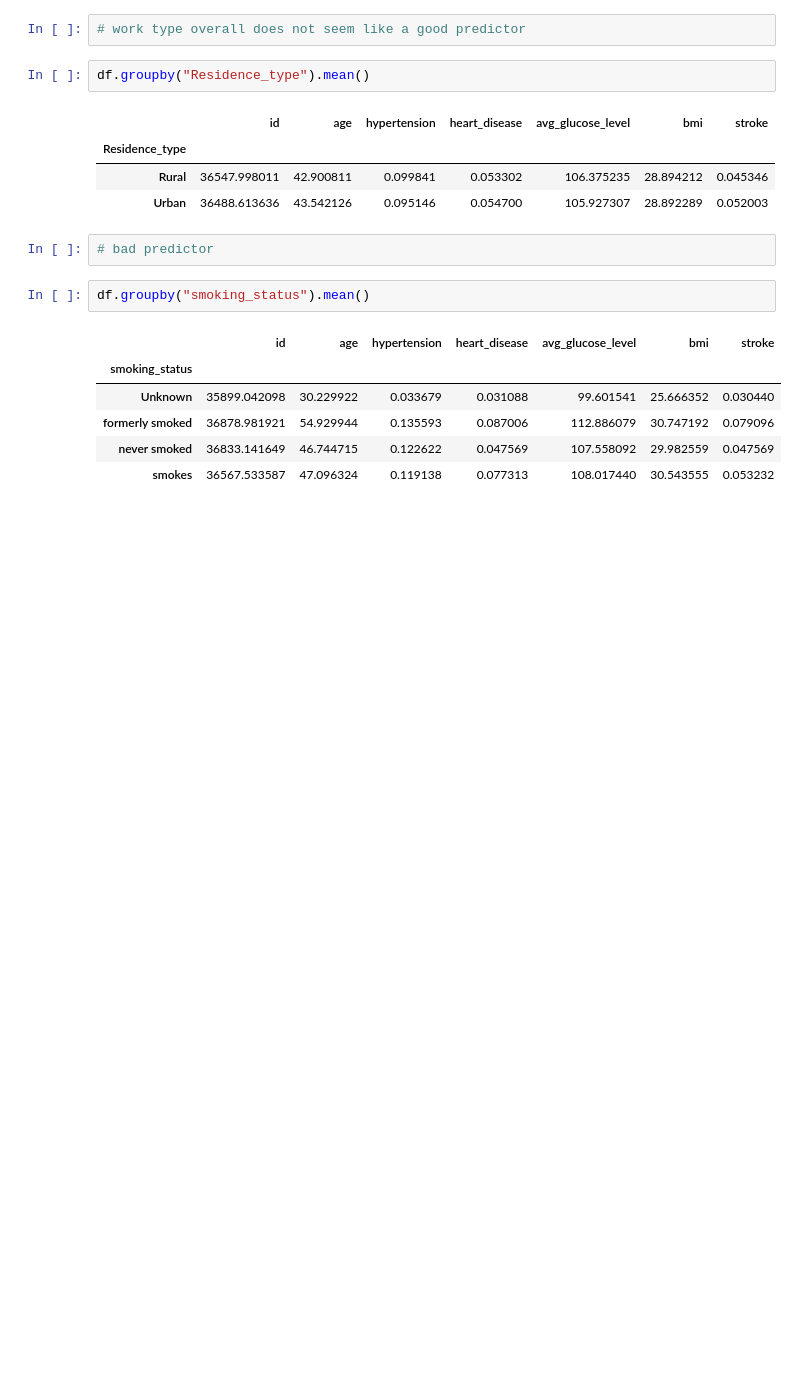
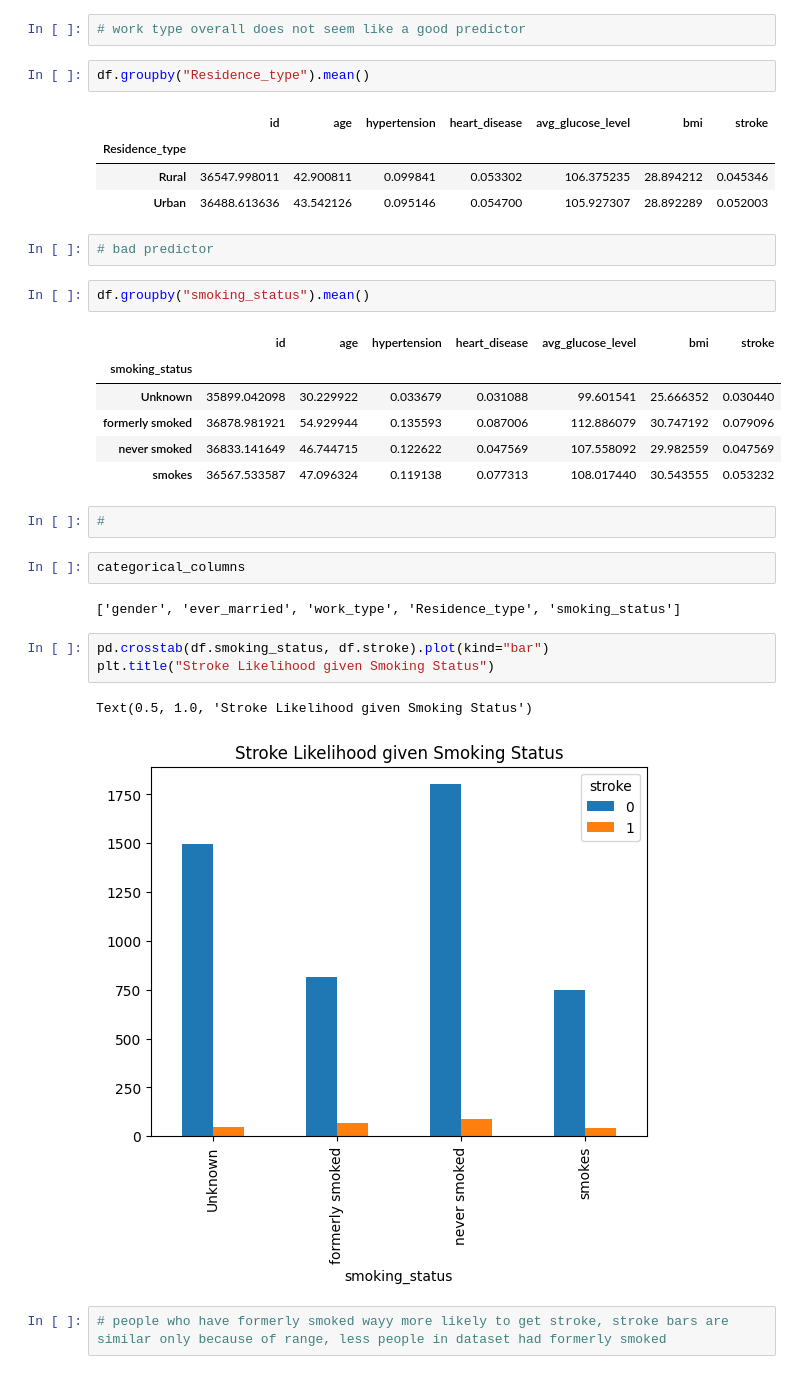
Before and after one commit to Karanpal-Sekhon/Stroke-Prediction, a Jupyter notebook: Stroke Prediction/stroke_prediction.ipynb, the cells around one changed output. Cells and saved outputs as stored; diff of their text form; blank space fills up the shorter version.

Commit message:
completed data visualization

```diff
--- a/Stroke Prediction/stroke_prediction.ipynb
+++ b/Stroke Prediction/stroke_prediction.ipynb
@@ -125,3 +123,17 @@ df.groupby("smoking_status").mean()
 | formerly smoked | 36878.981921 | 54.929944 | 0.135593 | 0.087006 | 112.886079 | 30.747192 | 0.079096 |
 | never smoked | 36833.141649 | 46.744715 | 0.122622 | 0.047569 | 107.558092 | 29.982559 | 0.047569 |
 | smokes | 36567.533587 | 47.096324 | 0.119138 | 0.077313 | 108.017440 | 30.543555 | 0.053232 |
+# %%
+#
+# %%
+categorical_columns
+# %% [output]
+['gender', 'ever_married', 'work_type', 'Residence_type', 'smoking_status']
+# %%
+pd.crosstab(df.smoking_status, df.stroke).plot(kind="bar")
+plt.title("Stroke Likelihood given Smoking Status")
+# %% [output]
+Text(0.5, 1.0, 'Stroke Likelihood given Smoking Status')
+[figure, added]
+# %%
+# people who have formerly smoked wayy more likely to get stroke, stroke bars are similar only because of range, less people in dataset had formerly smoked
```
Also changed, not shown: parts of 4 cells of this notebook.
